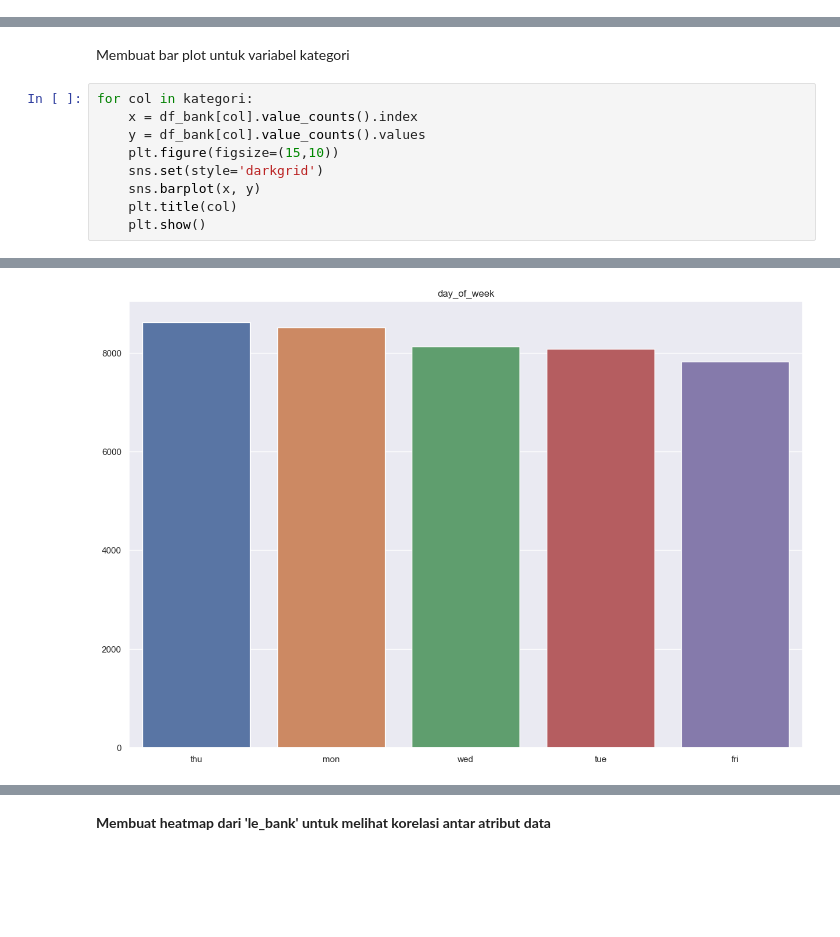
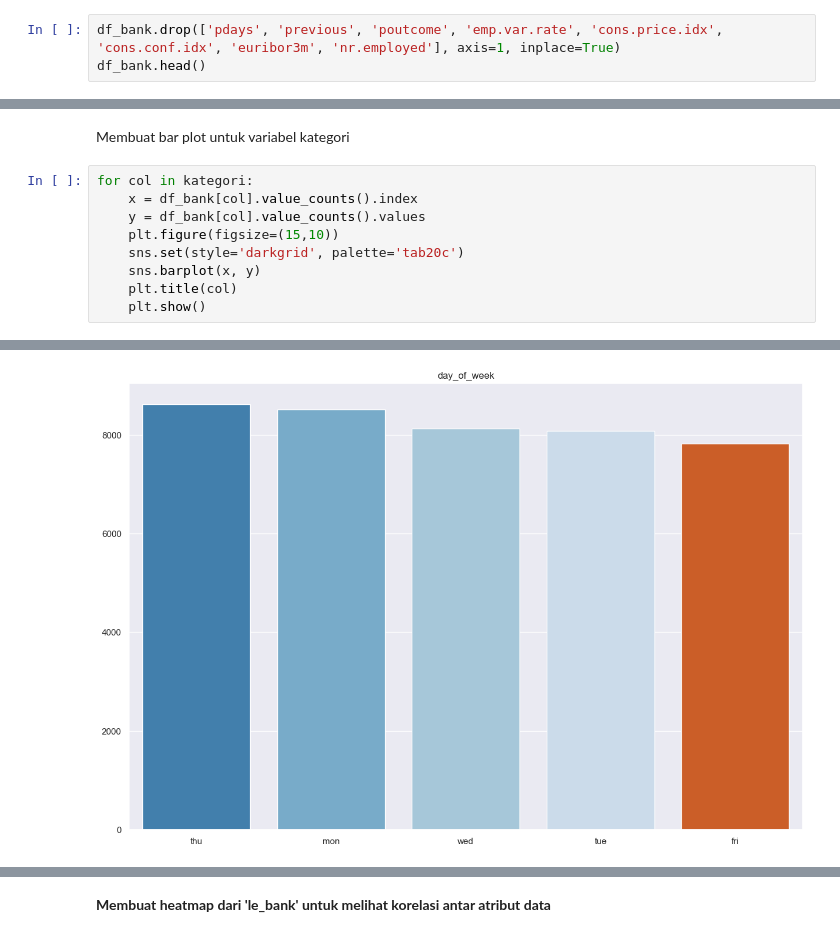
Before and after one commit to ria-fajriyah/BankMarketing_Dataset, a Jupyter notebook: PYTN_Assgn_3_4_Nurul Fajriyah Al Maulidiyah.ipynb, the cells around one changed output, grey strips where cells are left out. Saved outputs shown, nothing was run; the diff lists cells and outputs as text; blank space fills up the shorter version.

```diff
--- a/PYTN_Assgn_3_4_Nurul Fajriyah Al Maulidiyah.ipynb
+++ b/PYTN_Assgn_3_4_Nurul Fajriyah Al Maulidiyah.ipynb
@@ -127,0 +134,3 @@ df_bank.describe()
+# %%
+df_bank.drop(['pdays', 'previous', 'poutcome', 'emp.var.rate', 'cons.price.idx', 'cons.conf.idx', 'euribor3m', 'nr.employed'], axis=1, inplace=True)
+df_bank.head()
@@ -264,7 +320,7 @@ for col in kategori:
     x = df_bank[col].value_counts().index
     y = df_bank[col].value_counts().values
     plt.figure(figsize=(15,10))
-    sns.set(style='darkgrid')
+    sns.set(style='darkgrid', palette='tab20c')
     sns.barplot(x, y)
     plt.title(col)
     plt.show()
@@ -280 +336 @@ for col in kategori:
-[figure, old version]
+[figure, new version]
```
Also changed, not shown: parts of 58 cells of this notebook, 1 other file.
